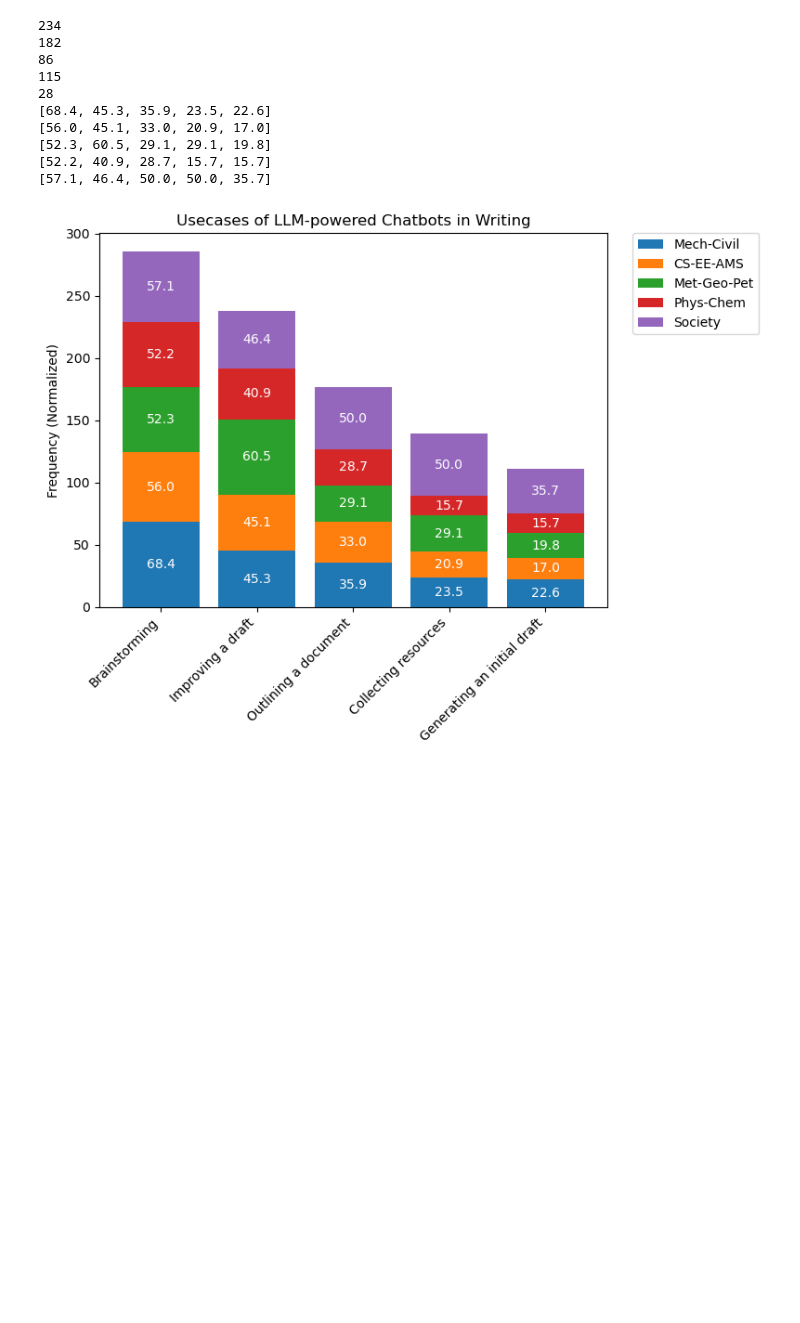
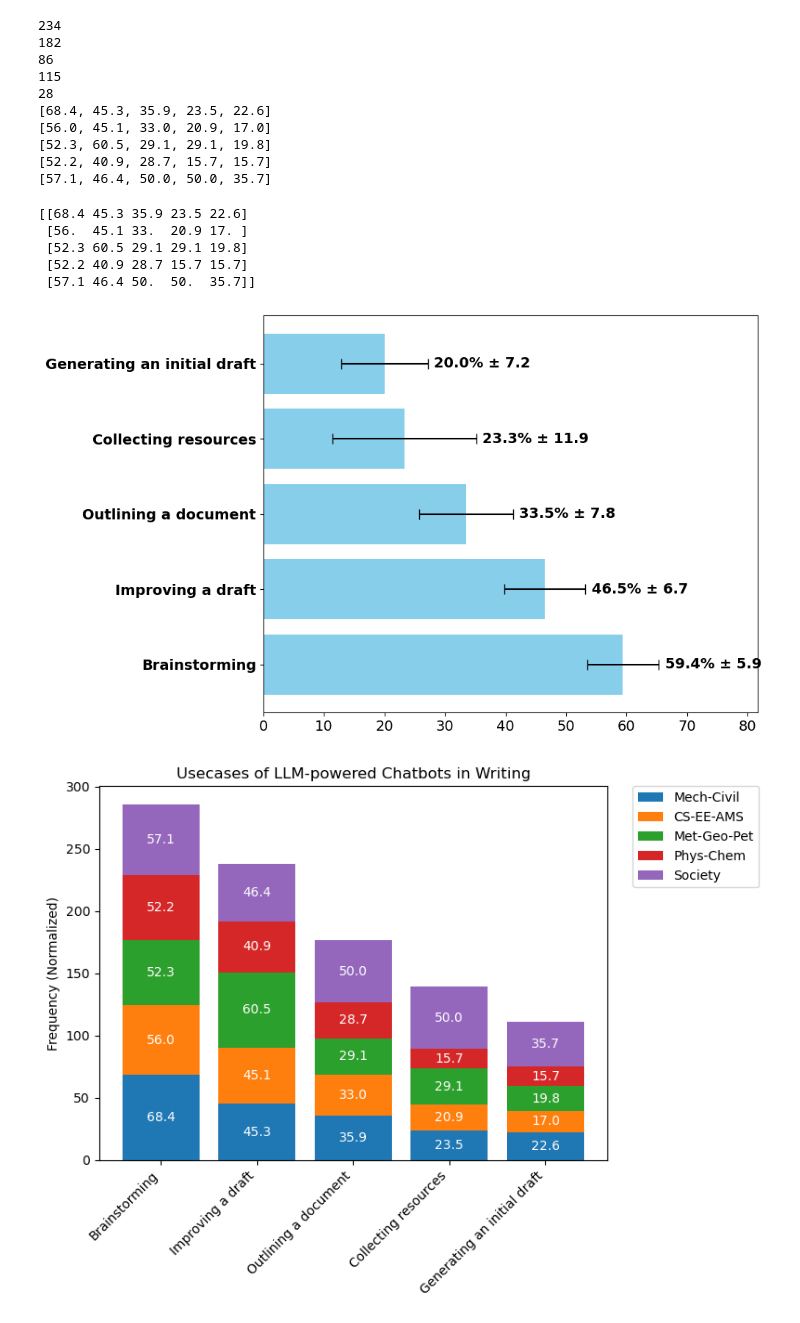
Before and after one commit to JesanOvi/GenAI-Survey-Analysis, a Jupyter notebook: note_books/main_notebook.ipynb, the cells around one changed output. Cells and saved outputs as stored; diff of their text form; code cells hidden in the pictures; blank space fills up the shorter version.

```diff
--- a/note_books/main_notebook.ipynb
+++ b/note_books/main_notebook.ipynb
@@ -221,3 +408,23 @@ c1, c2, c3, c4, c5 = create_vector(df, 57)
 # %% [output]
 [0, 53, 31, 17, 18, 10]
 [160, 106, 84, 55, 53]
+# %%
+c1_copy = c1
+c2_copy = c2
+c3_copy = c3
+c4_copy = c4
+c5_copy = c5
+
+
+print(c1_copy)
+print(c2_copy)
+print(c3_copy)
+print(c4_copy)
+print(c5_copy)
+
+agg = aggregated_count(c1, c2, c3, c4, c5)
+print(agg)
+
+for i in range (len(agg)):
+    agg[i] = round((agg[i]/(234+182+86+115+28)*100), 1)
+print(agg)
@@ -253,6 +468,25 @@ print(c5)
 # %%
 categories = ['Brainstorming', 'Improving a draft','Outlining a document', 'Collecting resources',
              'Generating an initial draft']
+# %%
+cluster = np.array([
+    c1,
+    c2,
+    c3,
+    c4,
+    c5
+])
+print(cluster)
+# %% [output]
+[[68.4 45.3 35.9 23.5 22.6]
+ [56.  45.1 33.  20.9 17. ]
+ [52.3 60.5 29.1 29.1 19.8]
+ [52.2 40.9 28.7 15.7 15.7]
+ [57.1 46.4 50.  50.  35.7]]
+# %%
+agggraph(categories, agg, cluster)
+# %% [output]
+[figure, added]
 # %%
 stacked_bar_graph(categories, c1, c2, c3, c4, c5, 'Usecases of LLM-powered Chatbots in Writing')
 # %% [output]
```
Also changed, not shown: parts of 12 cells of this notebook.
